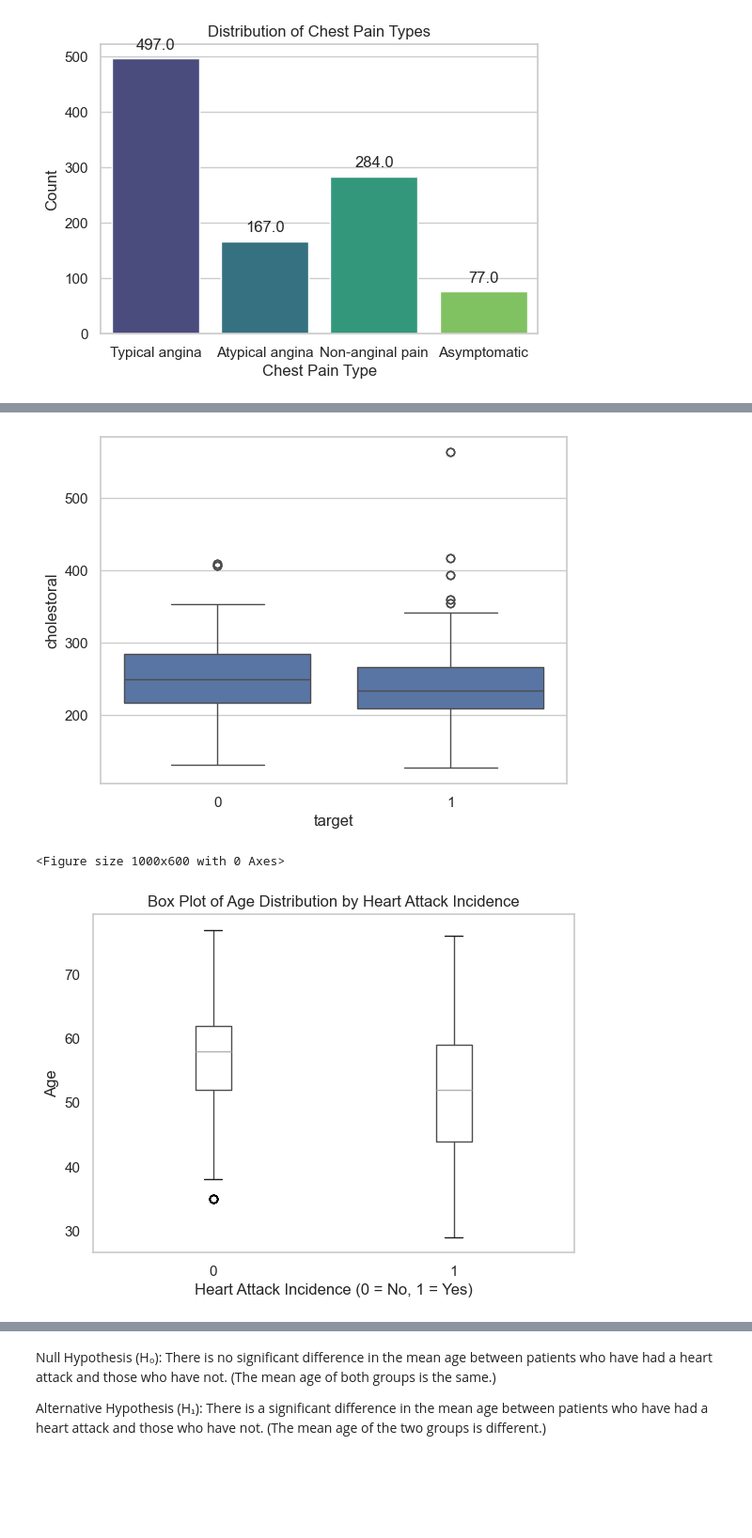
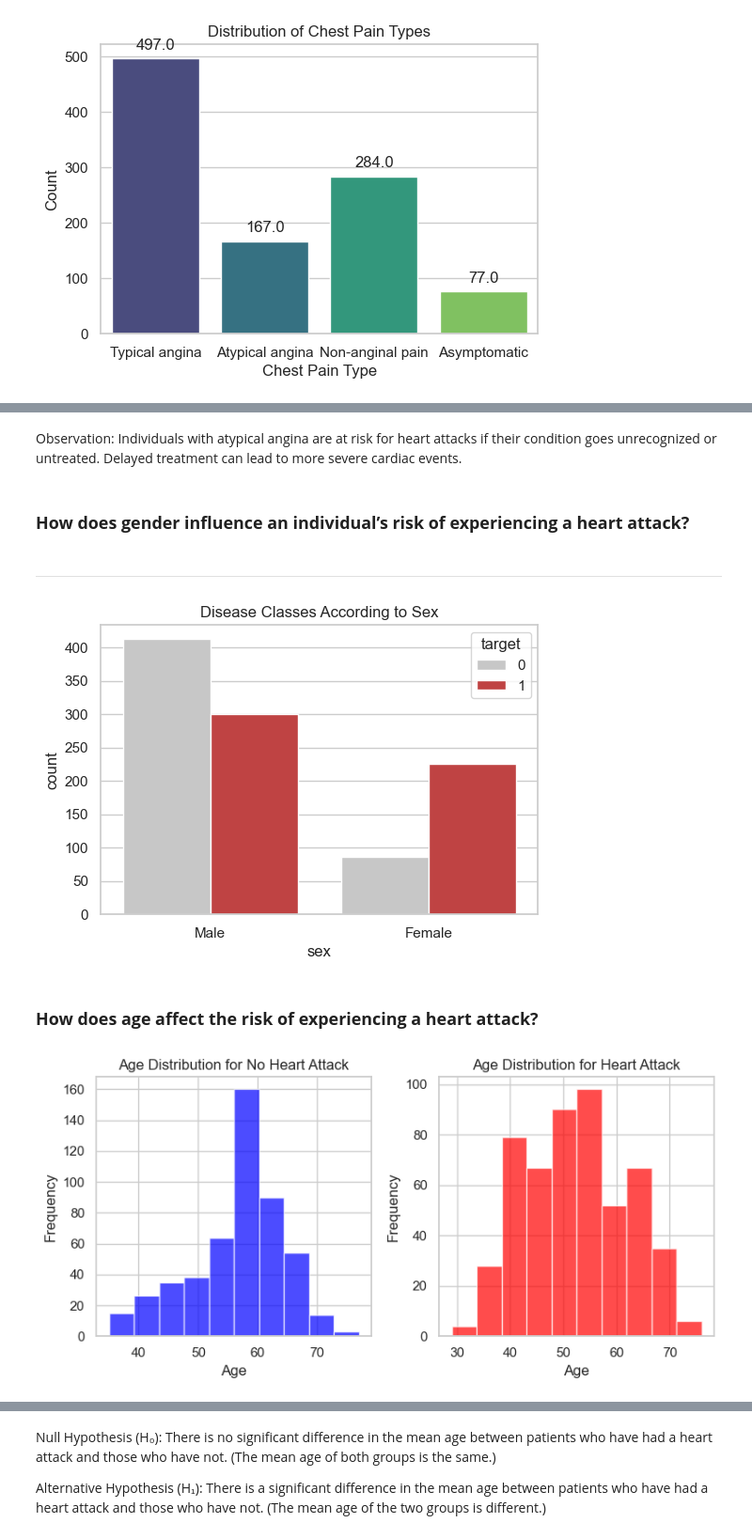
Before and after one commit to rashmic20/Phase2_Project, a Jupyter notebook: Project.ipynb, the cells around one changed output, grey strips where cells are left out. Shown: that part at 94% size. Drawn from its saved outputs; the diff is of its cells as text; code cells hidden in the pictures; blank space fills up the shorter version.

```diff
--- a/Project.ipynb
+++ b/Project.ipynb
@@ -202,36 +232,49 @@ How does age affect the risk of experiencing a heart attack?
+# %% [markdown]
+Observation:
+Individuals with atypical angina are at risk for heart attacks if their condition goes unrecognized or untreated. Delayed treatment can lead to more severe cardiac events.
+# %% [markdown]
+
+
+### **How does gender influence an individual’s risk of experiencing a heart attack?**
+# %% [markdown]
+---
+# %%
+plt.figure(figsize=(6, 4))
+sns.set(style="whitegrid")
+
+# Define a custom palette: red for target=1 and grey for target=0
+custom_palette = {0: "#c7c7c7", 1: "#d32f2f"}  # Grey and Red colors
+
+# Create the count plot with the custom palette
+bar_plot = sns.countplot(x='sex', hue='target', data=df, palette=custom_palette)
+
+# Set the title
+bar_plot.set_title('Disease Classes According to Sex')
+
+# Show plot
+plt.show()
+# %% [output]
+[figure, added]
+# %% [markdown]
+### **How does age affect the risk of experiencing a heart attack?**
 # %%
-# Box plots for Age distribution in both groups (Heart Attack Incidence: 0 and 1)
-
-sns.boxplot(x='target', y='cholestoral', data=df)
-
-
-plt.figure(figsize=(10, 6))
-df.boxplot(column='age', by='target', grid=False)
-plt.title('Box Plot of Age Distribution by Heart Attack Incidence')
-plt.suptitle('')  # Suppress the default title
-plt.xlabel('Heart Attack Incidence (0 = No, 1 = Yes)')
-plt.ylabel('Age')
-plt.show()
-
 # Histograms for Age distribution in both groups (Heart Attack Incidence: 0 and 1)
-plt.figure(figsize=(12, 6))
+plt.figure(figsize=(8, 4))
 
 # Histogram for patients without a heart attack
 plt.subplot(1, 2, 1)
 plt.hist(df[df['target'] == 0]['age'], bins=10, alpha=0.7, color='blue')
 plt.title('Age Distribution for No Heart Attack')
 plt.xlabel('Age')
 plt.ylabel('Frequency')
 # Histogram for patients with a heart attack
 plt.subplot(1, 2, 2)
 plt.hist(df[df['target'] == 1]['age'], bins=10, alpha=0.7, color='red')
 plt.title('Age Distribution for Heart Attack')
 plt.xlabel('Age')
 plt.ylabel('Frequency')
 
 plt.tight_layout()
 plt.show()
 # %% [output]
-[figure, old version]
+[figure, new version]
-<Figure size 1000x600 with 0 Axes>
-[figure, removed]
```
Also changed, not shown: parts of 31 cells of this notebook.
